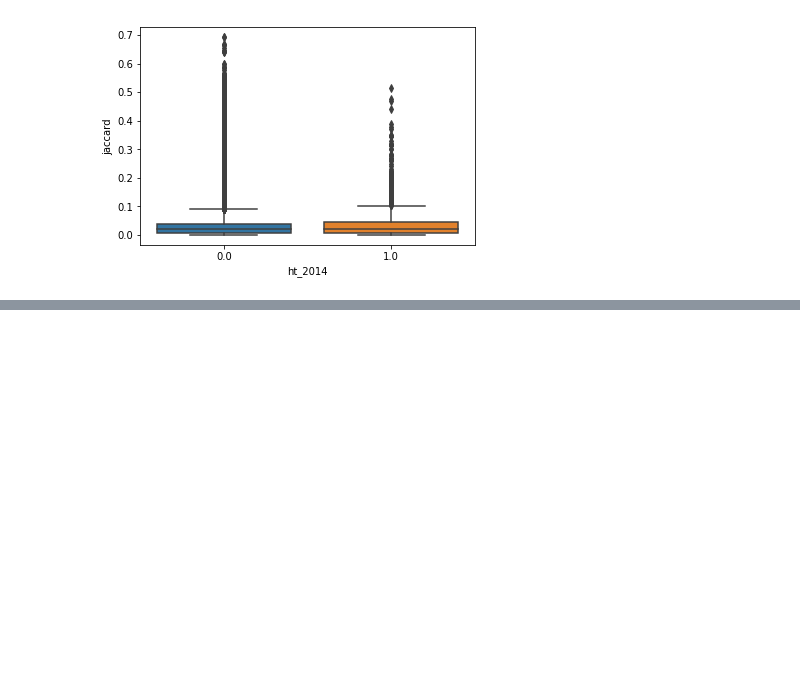
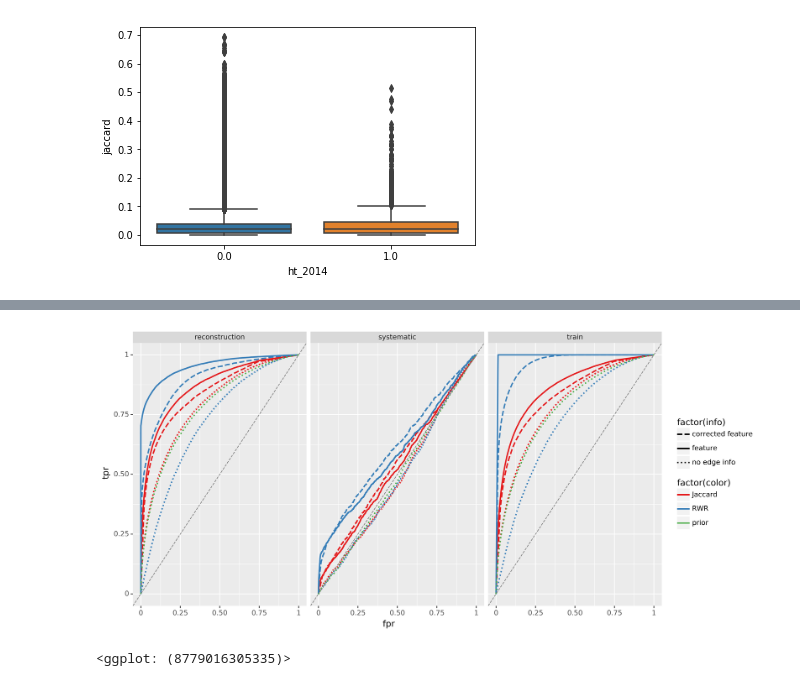
Before and after one commit to greenelab/xswap-analysis, a Jupyter notebook: nb/p_vs_rank_2.ipynb, the cells around one changed output, grey strips where cells are left out. Saved outputs shown, nothing was run; the diff lists cells and outputs as text; code cells hidden in the pictures; blank space fills up the shorter version.

Commit message:
ROC curves

```diff
--- a/nb/p_vs_rank_2.ipynb
+++ b/nb/p_vs_rank_2.ipynb
@@ -93,0 +113,15 @@ Text(0, 0.5, 'Mean Jaccard on permuted networks')
+# %%
+plotnine.options.figure_size = (12, 6)
+plotnine.options.dpi = 600
+(
+    plotnine.ggplot(all_features_df, plotnine.aes(x='fpr', y='tpr', color='factor(color)',
+                                                  linetype='factor(info)'))
+    + plotnine.geom_line(size=1)
+    + plotnine.facet_wrap('~test')
+    + plotnine.geom_abline(slope=1, intercept=0, linetype='dashed', color='grey')
+    + plotnine.scale_linetype_manual(values=['dashed', 'solid', 'dotted'])
+    + plotnine.scale_color_brewer(type='qual', palette=6)
+)
+# %% [output]
+[figure, added]
+<ggplot: (8779016305335)>
```
Also changed, not shown: parts of 12 cells of this notebook, 5 other files.
